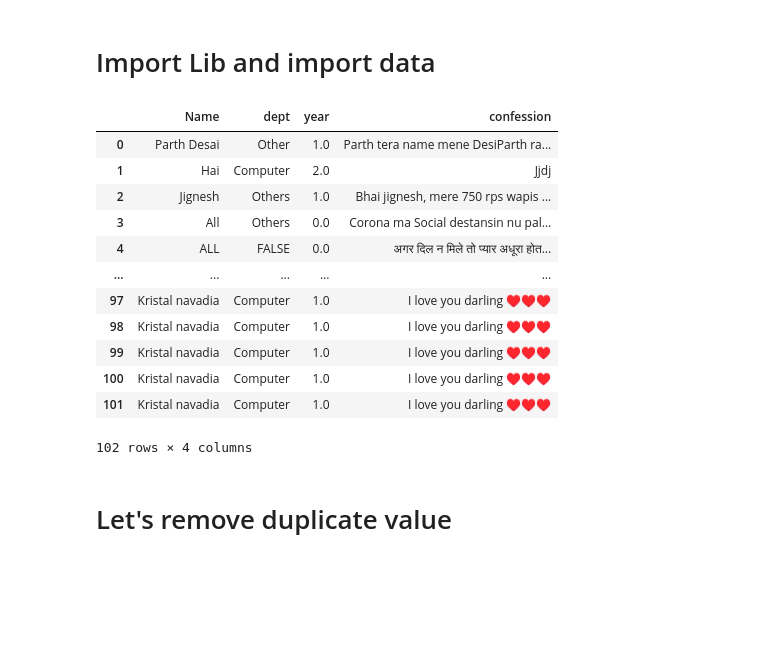
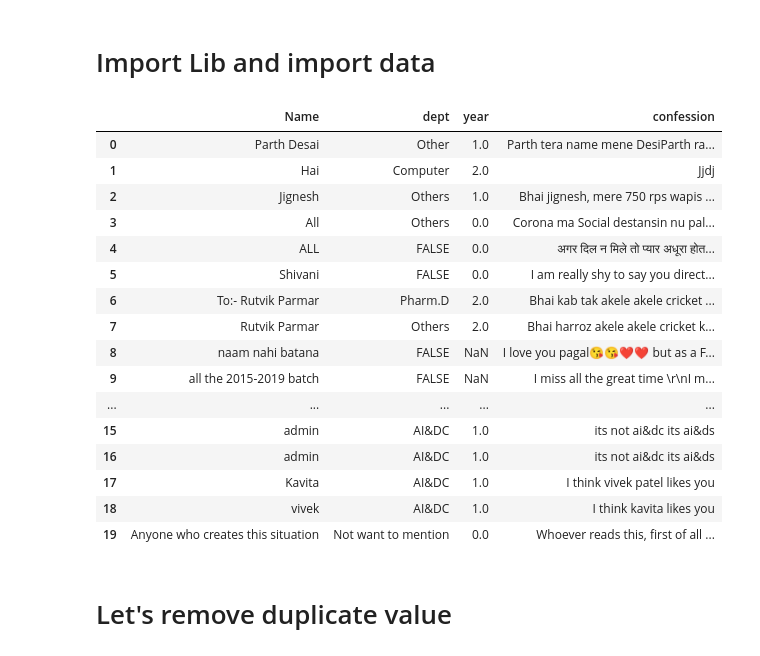
Before and after one commit to viveks-codes/saytoutu, a Jupyter notebook: autoconfesspushpy.ipynb, the cells around one changed output. Drawn from its saved outputs; the diff is of its cells as text; code cells hidden in the pictures; blank space fills up the shorter version.

```diff
--- a/autoconfesspushpy.ipynb
+++ b/autoconfesspushpy.ipynb
@@ -5,21 +5,25 @@ import pandas as pd
 gurl = "https://docs.google.com/spreadsheets/d/1QyRJTNd1eIOxjQXzOkhHnAfEvmZGTIix45fF24ylfck/gviz/tq?tqx=out:csv&sheet=confession"
 data = pd.read_csv(gurl)
 # %%
-data
+data.head(20)
 # %% [output]
 |  | Name | dept | year | confession |
 | 0 | Parth Desai | Other | 1.0 | Parth tera name mene DesiParth ra... |
 | 1 | Hai | Computer | 2.0 | Jjdj |
 | 2 | Jignesh | Others | 1.0 | Bhai jignesh, mere 750 rps wapis ... |
 | 3 | All | Others | 0.0 | Corona ma Social destansin nu pal... |
 | 4 | ALL | FALSE | 0.0 | अगर दिल न मिले तो प्यार अधूरा होत... |
+| 5 | Shivani | FALSE | 0.0 | I am really shy to say you direct... |
+| 6 | To:- Rutvik Parmar | Pharm.D | 2.0 | Bhai kab tak akele akele cricket ... |
+| 7 | Rutvik Parmar | Others | 2.0 | Bhai harroz akele akele cricket k... |
+| 8 | naam nahi batana | FALSE | NaN | I love you pagal😘😘❤️❤️ but as a F... |
+| 9 | all the 2015-2019 batch | FALSE | NaN | I miss all the great time \r\nI m... |
 | ... | ... | ... | ... | ... |
-| 97 | Kristal navadia | Computer | 1.0 | I love you darling ♥️♥️♥️ |
-| 98 | Kristal navadia | Computer | 1.0 | I love you darling ♥️♥️♥️ |
-| 99 | Kristal navadia | Computer | 1.0 | I love you darling ♥️♥️♥️ |
-| 100 | Kristal navadia | Computer | 1.0 | I love you darling ♥️♥️♥️ |
-| 101 | Kristal navadia | Computer | 1.0 | I love you darling ♥️♥️♥️ |
+| 15 | admin | AI&DC | 1.0 | its not ai&dc its ai&ds |
+| 16 | admin | AI&DC | 1.0 | its not ai&dc its ai&ds |
+| 17 | Kavita | AI&DC | 1.0 | I think vivek patel likes you |
+| 18 | vivek | AI&DC | 1.0 | I think kavita likes you |
+| 19 | Anyone who creates this situation | Not want to mention | 0.0 | Whoever reads this, first of all ... |
-102 rows × 4 columns
 # %% [markdown]
 # Let's remove duplicate value
 # %%
```
Also changed, not shown: parts of 6 cells of this notebook, 19 other files.
